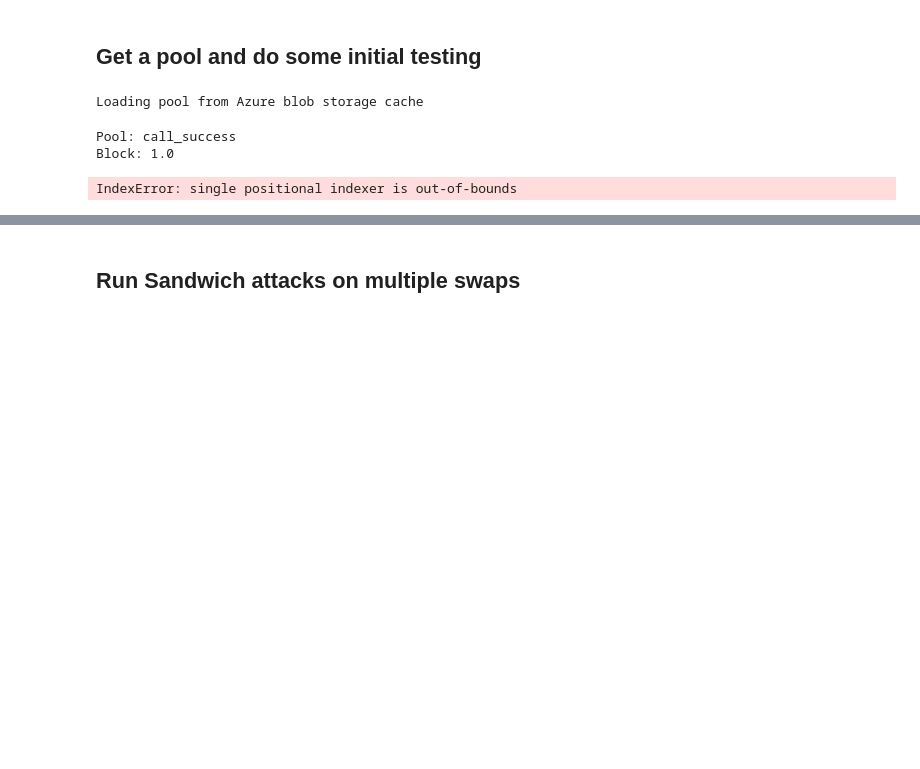
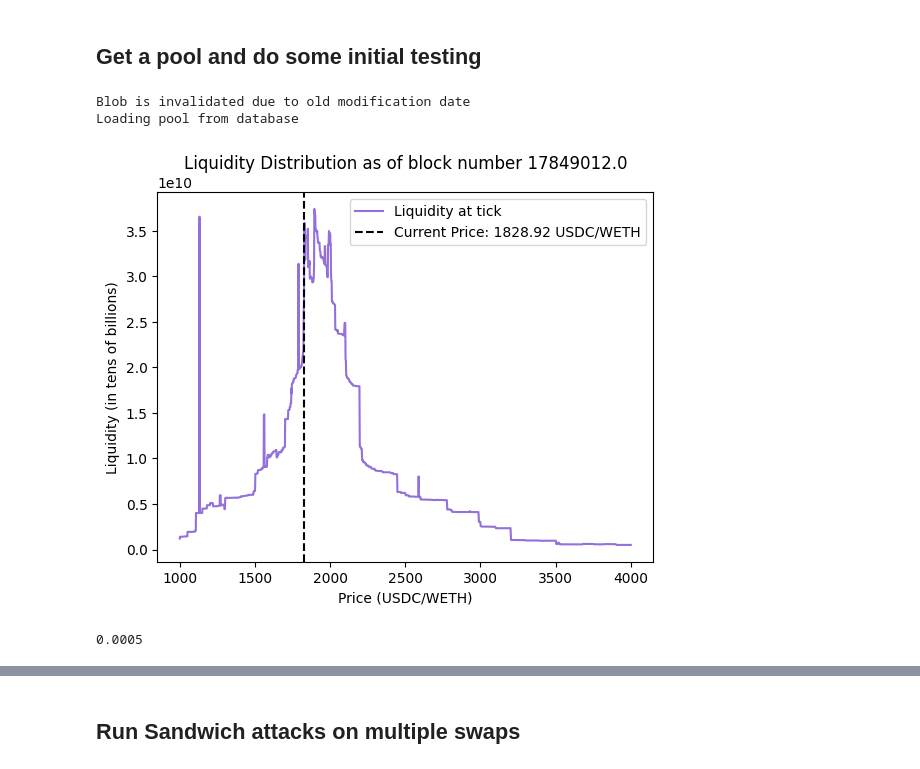
Before and after one commit to ankile/defi-measurement, a Jupyter notebook: experiments/auction_model.ipynb, the cells around one changed output, grey strips where cells are left out. Drawn from its saved outputs; the diff is of its cells as text; code cells hidden in the pictures; blank space fills up the shorter version.

```diff
--- a/experiments/auction_model.ipynb
+++ b/experiments/auction_model.ipynb
@@ -202,38 +232,53 @@ df_single_sorted
 # %%
-pool = load_pool_from_blob(
+pool: v3Pool = load_pool_from_blob(
     "0x88e6a0c2ddd26feeb64f039a2c41296fcb3f5640",
     postgres_uri_us,
     azure_storage_uri,
     "uniswap-v3-pool-cache",
     verbose=True,
+    invalidate_before_date=datetime(2023, 8, 15, tzinfo=timezone.utc),
 )
 # %% [output]
-Loading pool from Azure blob storage cache
+Blob is invalidated due to old modification date
+Loading pool from database
-# %%
-assert pool is not None
-
-for (pool_addr, block), swap in df_single_sorted.iterrows(): # type: ignore
-
-
-    print(f"Pool: {pool_addr}, Block: {block}")
-
-
-
-    swap_params =         {
-        "input": int(swap.amountIn),
-        "tokenIn": swap.token0,
-        "as_of": block,
-        "gasFee": True,
-    }
-
-    output, heur = pool.swap_in(swap_params)
-
-    print(f"Swap ({swap.amountSpecified} for {output})")
-    print(f"Next sqrt price: {heur.sqrtP_next} vs. sqrtPriceLimit: {swap.sqrtPriceLimitX96}")
-    print(f"Sqrt Price: {heur.sqrt_P}")
-
-    assert False
-# %% [output]
-Pool: call_success
-Block: 1.0
-IndexError: single positional indexer is out-of-bounds
+# %%
+########### INPUT BLOCK ###############
+block_number          = 17849012.0
+transaction_index     = 0
+display_price_lower   = 1000
+display_price_upper   = 4000
+
+#######################################
+def plot_liq(pool, block_number, transaction_index, display_price_lower, display_price_upper):
+    as_of = block_number + transaction_index / 1e4
+    x, y = pool.createLiq(as_of)
+    x, y = np.array(x), np.array(y)
+    px = pool.getPriceAt(as_of)
+    liq_df = pd.DataFrame(x, columns=["ticks"])
+    liq_df["liquidity"] = y
+    liq_df['px'] = 1 / (1.0001 ** liq_df['ticks']) * 1e12
+
+    plot_df = liq_df[(liq_df['px'] < display_price_upper) & (liq_df['px'] > display_price_lower)].set_index("px")
+
+    fig, ax = plt.subplots()
+
+    ax.plot(plot_df['liquidity'], label = "Liquidity at tick", color = 'mediumpurple')
+
+    curr_price = (1 / px ** 2) * 1e12
+    ax.axvline(curr_price, color='black', linestyle = "--", label=f"Current Price: {curr_price:.2f} USDC/WETH")
+    ax.legend()
+    ax.set_ylabel("Liquidity (in tens of billions)")
+    ax.set_xlabel("Price (USDC/WETH)")
+    ax.set_title(f'Liquidity Distribution as of block number {as_of}')
+
+    plt.show()
+
+plot_liq(pool, block_number, transaction_index, display_price_lower, display_price_upper)
+# %% [output]
+[figure, added]
+# %%
+orig_fee = pool.fee
+
+orig_fee
+# %% [output]
+0.0005
```
Also changed, not shown: parts of 16 cells of this notebook, 1 other file.
